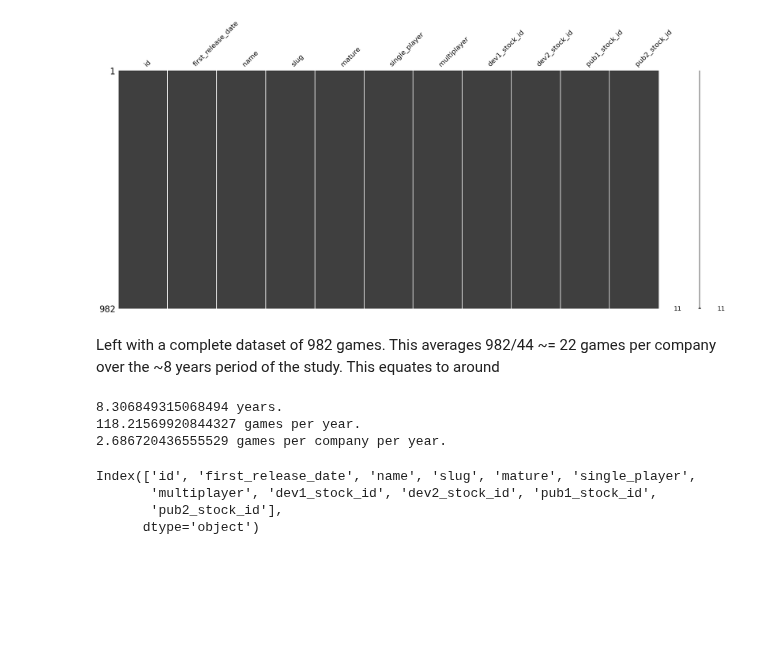
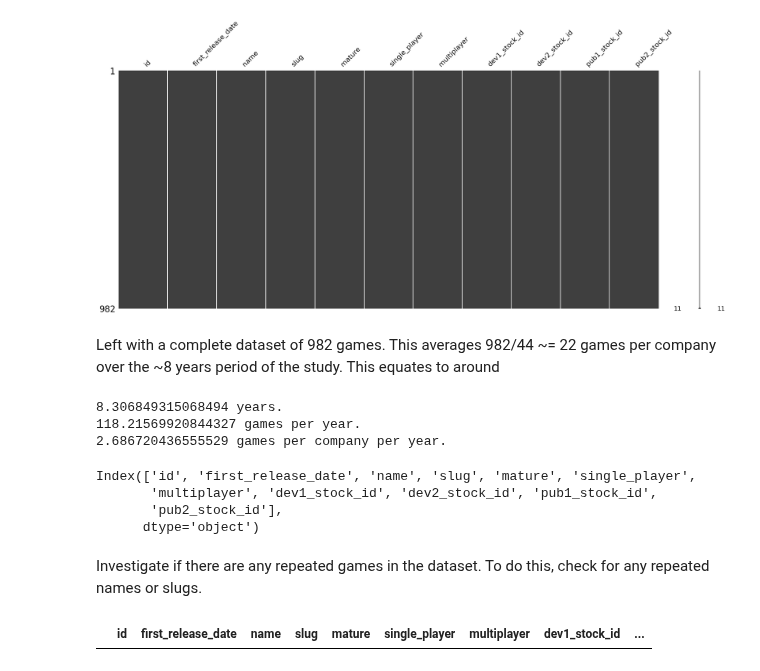
Before and after one commit to c0nn0rstevens/video-game-review-scores-returns-thesis, a Jupyter notebook: games_exploration.ipynb, the cells around one changed output. Cells and saved outputs as stored; diff of their text form; code cells hidden in the pictures; blank space fills up the shorter version.

Commit message:
Check for duplicated names

```diff
--- a/games_exploration.ipynb
+++ b/games_exploration.ipynb
@@ -669,6 +669,12 @@ Index(['id', 'first_release_date', 'name', 'slug', 'mature', 'single_player',
        'multiplayer', 'dev1_stock_id', 'dev2_stock_id', 'pub1_stock_id',
        'pub2_stock_id'],
       dtype='object')
+# %% [markdown]
+Investigate if there are any repeated games in the dataset. To do this, check for any repeated names or slugs.
+# %%
+games_df[games_df.duplicated()]
+# %% [output]
+|  | id | first_release_date | name | slug | mature | single_player | multiplayer | dev1_stock_id | ... |
 # %%
 # Export cleaned dataset to csv.
 games_df.to_csv('igdb_games_cleaned.csv')
```
